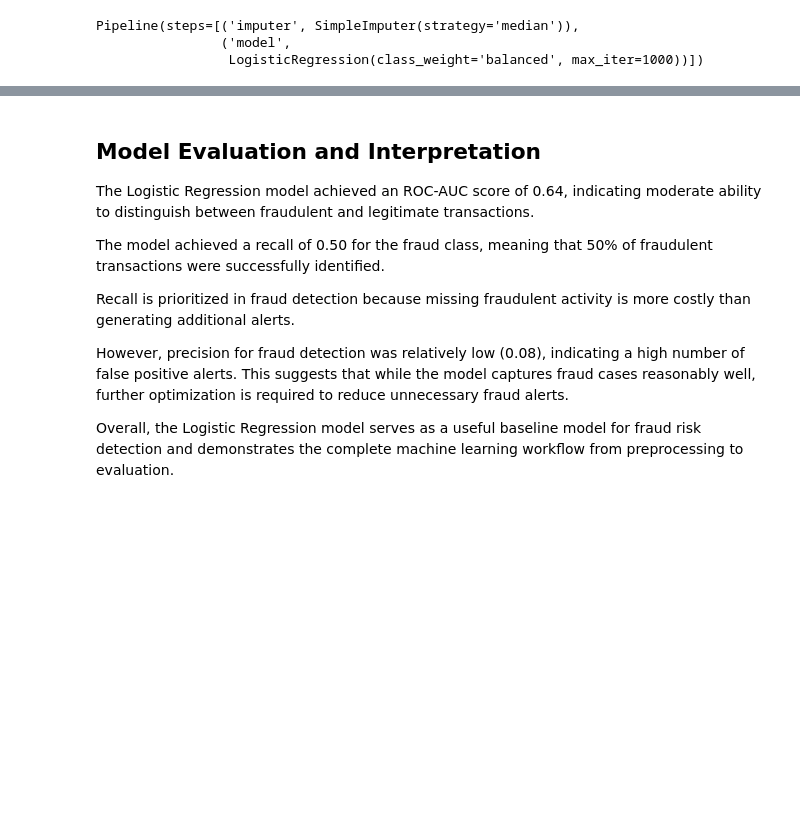
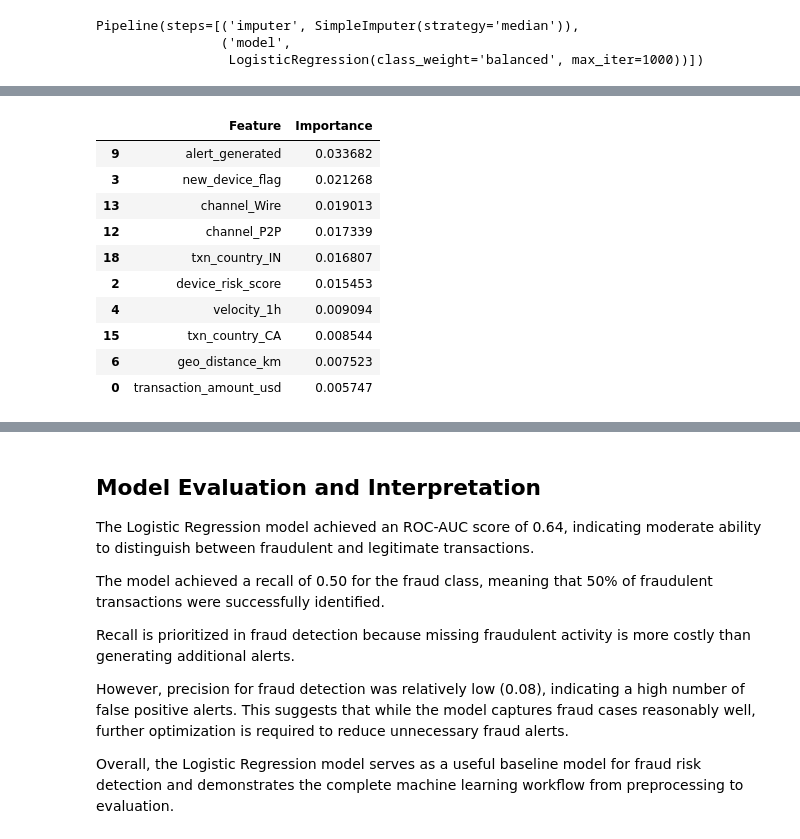
Before and after one commit to kuthurukarthikkumar-prog/jp-morgan-internship, a Jupyter notebook: 02_JPMorgan_Explainable_Fraud_Alert_Prioritization_Project_Kit/C_Supporting_Files/notebooks/jp_morgan_fraud_intelligence_Analysis.ipynb, the cells around one changed output, grey strips where cells are left out. Drawn from its saved outputs; the diff is of its cells as text; code cells hidden in the pictures; blank space fills up the shorter version.

```diff
--- a/02_JPMorgan_Explainable_Fraud_Alert_Prioritization_Project_Kit/C_Supporting_Files/notebooks/jp_morgan_fraud_intelligence_Analysis.ipynb
+++ b/02_JPMorgan_Explainable_Fraud_Alert_Prioritization_Project_Kit/C_Supporting_Files/notebooks/jp_morgan_fraud_intelligence_Analysis.ipynb
@@ -763,0 +794,32 @@ weighted avg       0.94      0.76      0.83      1000
+# %%
+from sklearn.inspection import permutation_importance
+import pandas as pd
+import matplotlib.pyplot as plt
+
+result = permutation_importance(
+    pipeline,
+    X_test,
+    y_test,
+    n_repeats=10,
+    random_state=42,
+    scoring='roc_auc'
+)
+
+feature_importance = pd.DataFrame({
+    'Feature': X_test.columns,
+    'Importance': result.importances_mean
+}).sort_values(by='Importance', ascending=False)
+
+feature_importance.head(10)
+# %% [output]
+|  | Feature | Importance |
+| 9 | alert_generated | 0.033682 |
+| 3 | new_device_flag | 0.021268 |
+| 13 | channel_Wire | 0.019013 |
+| 12 | channel_P2P | 0.017339 |
+| 18 | txn_country_IN | 0.016807 |
+| 2 | device_risk_score | 0.015453 |
+| 4 | velocity_1h | 0.009094 |
+| 15 | txn_country_CA | 0.008544 |
+| 6 | geo_distance_km | 0.007523 |
+| 0 | transaction_amount_usd | 0.005747 |
```
Also changed, not shown: parts of 21 cells of this notebook, 1 other file.
